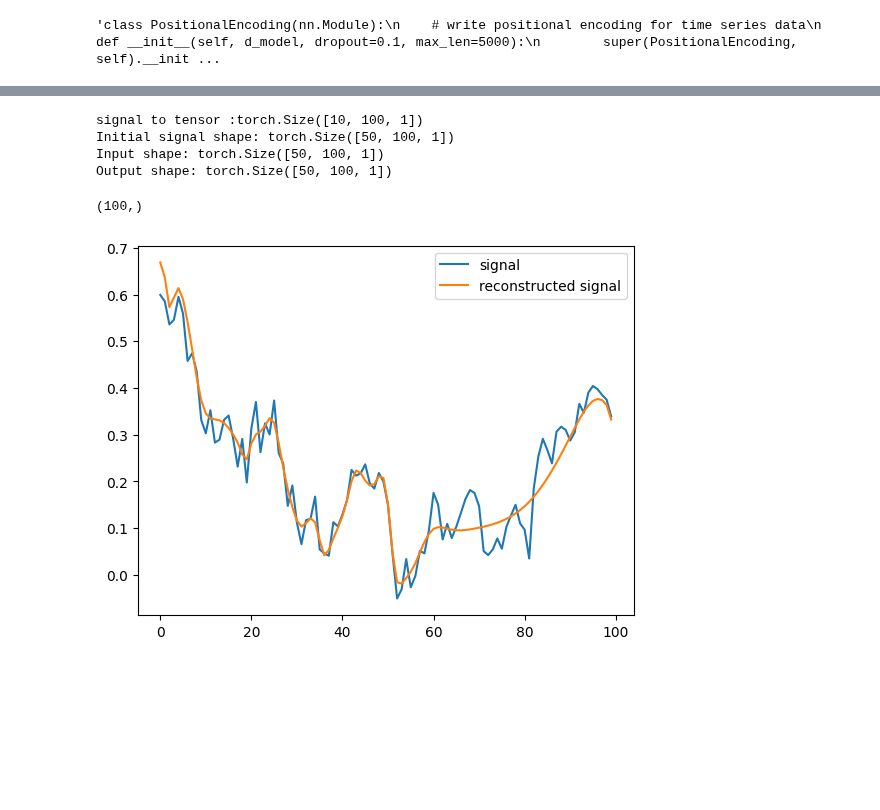
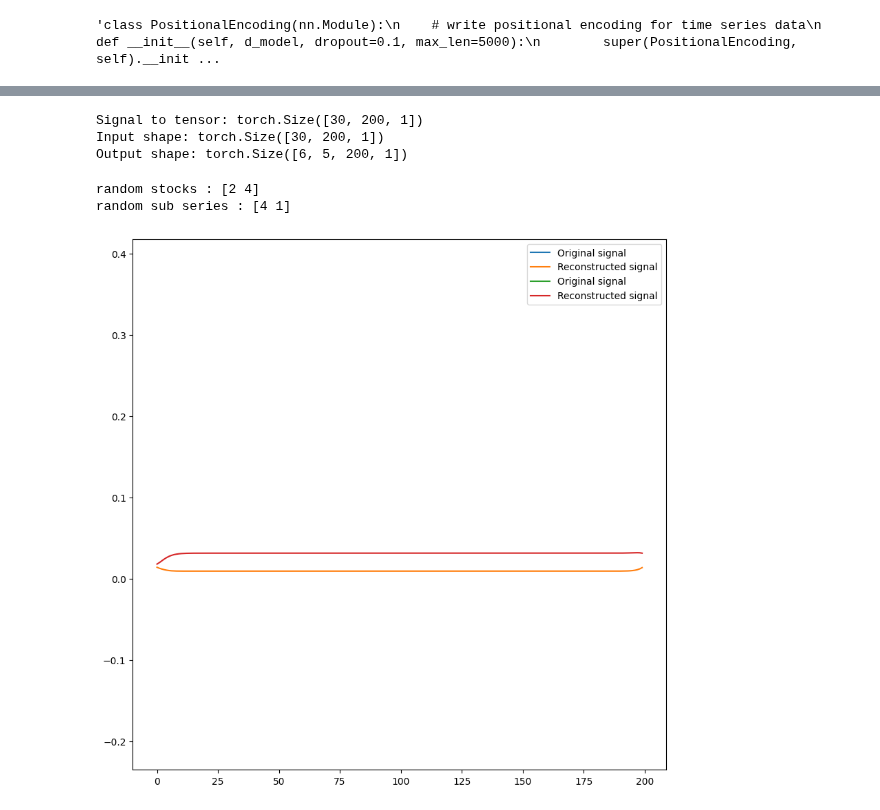
Before and after one commit to MaximeSzymanski/StocksClusteringVAE, a Jupyter notebook: VAE_stocks.ipynb, the cells around one changed output, grey strips where cells are left out. Cells and saved outputs as stored; diff of their text form; code cells hidden in the pictures; blank space fills up the shorter version.

```diff
--- a/VAE_stocks.ipynb
+++ b/VAE_stocks.ipynb
@@ -411,40 +392,43 @@ def loss_function(x, original_x, mu, sigma,k1=1,k2=1e-1):
     return k1 *reconstruction_loss(original_x, x) + k2 * KL_loss(mu, sigma)
-# %%
-
-# take only square and sinusoidal signals
-
-
-signal_to_tensor_1 = torch.from_numpy(sub_series_1).float().unsqueeze(2).to(device)
-signal_to_tensor_2 = torch.from_numpy(sub_series_2).float().unsqueeze(2).to(device)
-signal_to_tensor_3 = torch.from_numpy(sub_series_3).float().unsqueeze(2).to(device)
-signal_to_tensor_4 = torch.from_numpy(sub_series_4).float().unsqueeze(2).to(device)
-signal_to_tensor_5 = torch.from_numpy(sub_series_5).float().unsqueeze(2).to(device)
-print(f'signal to tensor :{signal_to_tensor_2.shape}')
-signal_to_tensor_cat = torch.cat((signal_to_tensor_1,signal_to_tensor_2,signal_to_tensor_3,
-                                  signal_to_tensor_4,signal_to_tensor_5),dim=0)
-print(f"Initial signal shape: {signal_to_tensor_cat.shape}")
-x, original_x, mu, sigma = model(signal_to_tensor_cat)
-print(f"Input shape: {signal_to_tensor_cat.shape}")
-print(f"Output shape: {x.shape}")
-# %% [output]
-signal to tensor :torch.Size([10, 100, 1])
-Initial signal shape: torch.Size([50, 100, 1])
-Input shape: torch.Size([50, 100, 1])
-Output shape: torch.Size([50, 100, 1])
-# %%
-# plot the reconstruction
-# get a random signal
-random_index = np.random.randint(0, signal_to_tensor_cat.shape[0])
-output_decoded = x[random_index].squeeze().cpu().detach().numpy()
-# take the first signal
-signal = signal_to_tensor_cat[random_index].squeeze().cpu().detach().numpy()
-print(signal.shape)
-plt.plot(signal, label='signal')
-plt.plot(output_decoded, label='reconstructed signal')
-plt.legend()
-plt.show()
-# %% [output]
-(100,)
-[figure, removed]
+# %%
+# Convert the numpy array to a PyTorch tensor
+# The shape is : (number_of_stocks, number_of_sub_series, sub_series_length, features)
+# We need to reshape it to (number_of_stocks * number_of_sub_series, sub_series_length, features)
+
+stocks_np_array = stocks_np_array.reshape((number_of_stocks*number_of_sub_series, sub_series_length, 1))
+signal_to_tensor = torch.from_numpy(stocks_np_array).float().to(device)
+print(f"Signal to tensor: {signal_to_tensor.shape}")
+
+# Forward pass through the model
+x, original_x, mu, sigma = model(signal_to_tensor)
+
+# Reconstruct the good output shape
+x = x.reshape((number_of_stocks, number_of_sub_series, sub_series_length, 1))
+print(f"Input shape: {signal_to_tensor.shape}")
+print(f"Output shape: {x.shape}")
+# %% [output]
+Signal to tensor: torch.Size([30, 200, 1])
+Input shape: torch.Size([30, 200, 1])
+Output shape: torch.Size([6, 5, 200, 1])
+# %%
+# Plot the reconstruction
+# Plot 10 random stocks
+number_of_stocks_to_plot = 2
+random_stocks = np.random.randint(0, number_of_stocks, number_of_stocks_to_plot)
+print(f"random stocks : {random_stocks}")
+# Plot 10 random sub-series
+random_sub_series = np.random.randint(0, number_of_sub_series, number_of_stocks_to_plot)
+print(f"random sub series : {random_sub_series}")
+# Plot the original and reconstructed signals
+plt.figure(figsize=(10, 10))
+for i in range(number_of_stocks_to_plot):
+    plt.plot(original_x[random_stocks[i]][random_sub_series[i]].cpu().detach().numpy(), label='Original signal')
+    plt.plot(x[random_stocks[i]][random_sub_series[i]].cpu().detach().numpy(), label='Reconstructed signal')
+plt.legend()
+plt.show()
+# %% [output]
+random stocks : [2 4]
+random sub series : [4 1]
+[figure, added]
 # %%
 # try a simple overfitting
```
Also changed, not shown: parts of 22 cells of this notebook.
